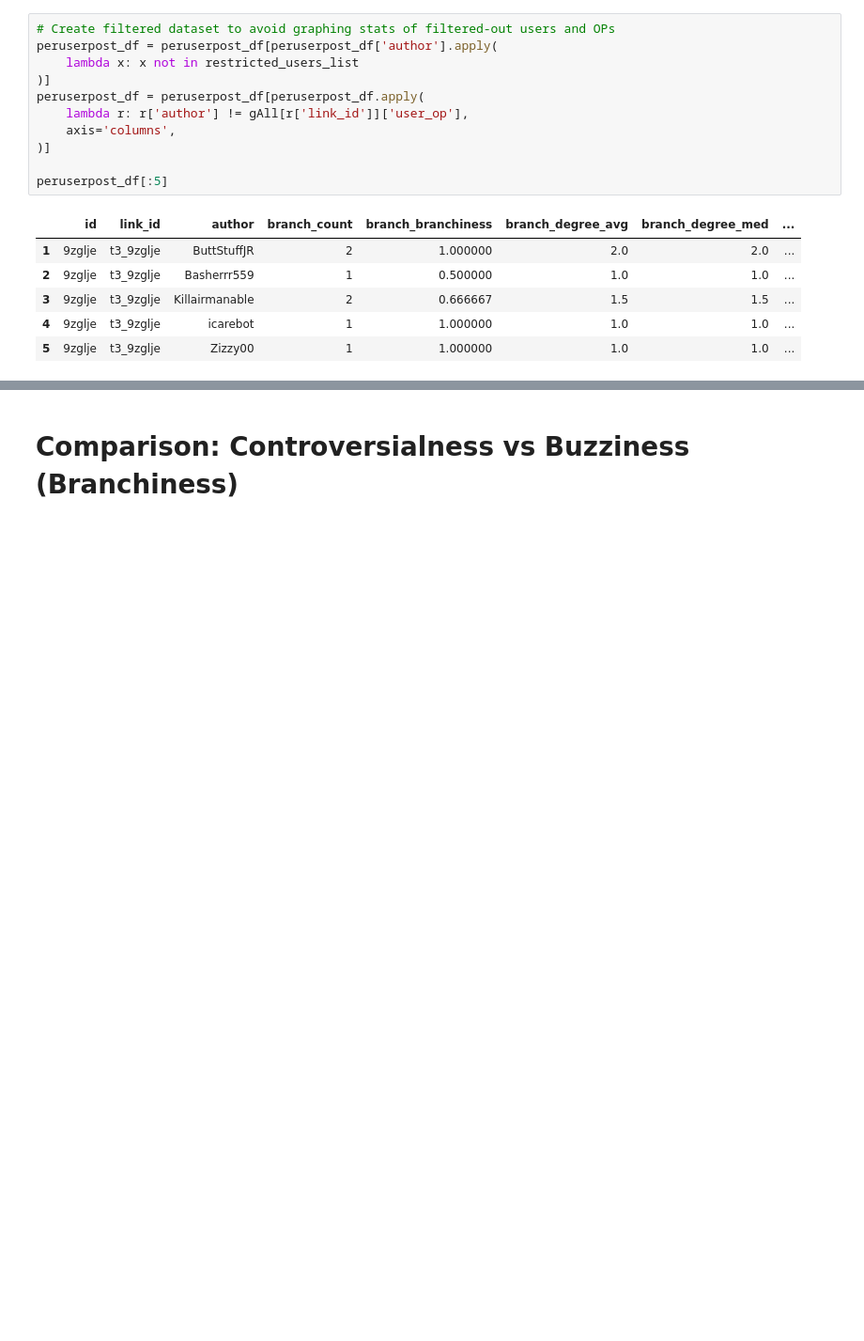
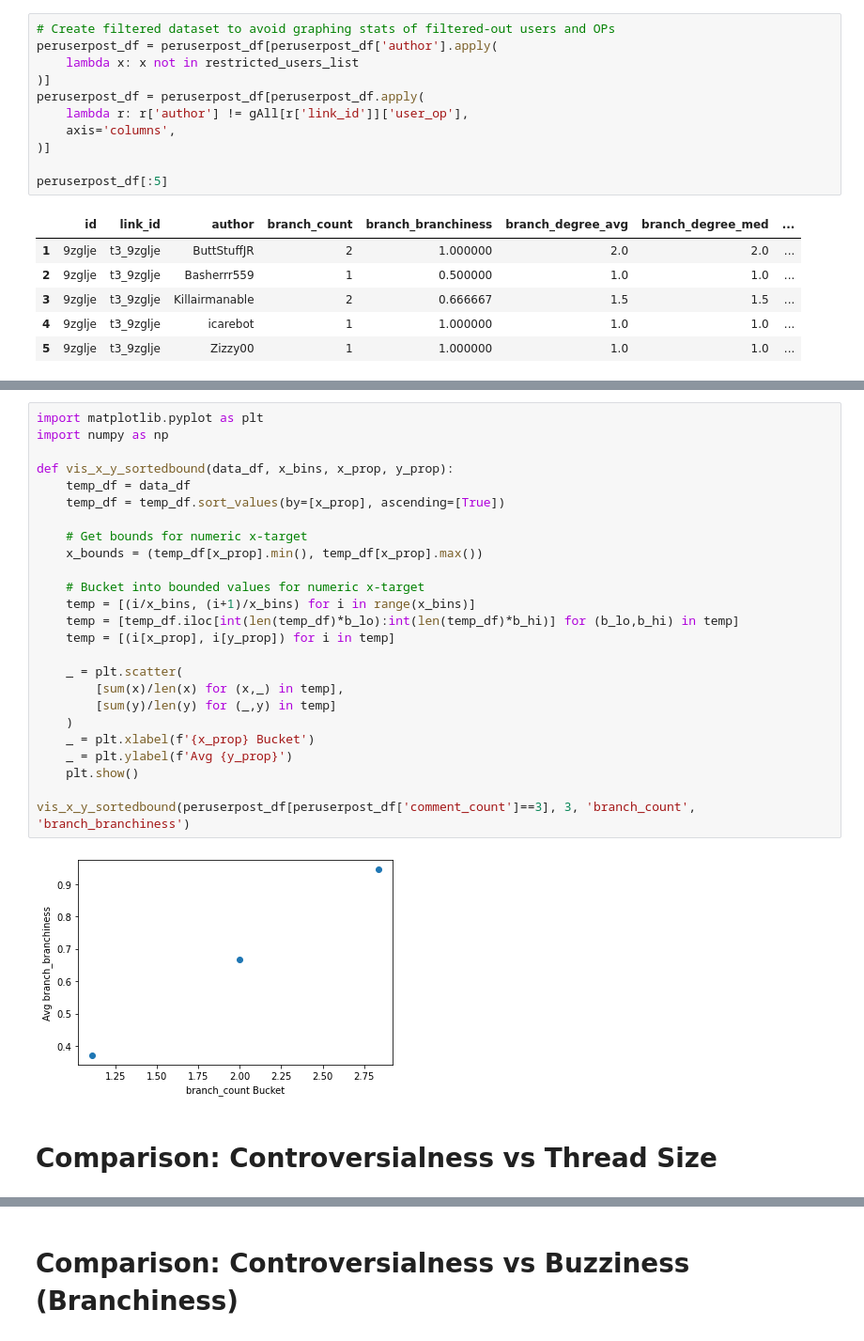
Before and after one commit to cephcyn/cornell_cs6742_a2, a Jupyter notebook: 02_analysis.ipynb, the cells around one changed output, grey strips where cells are left out. Shown at 94% size. Drawn from its saved outputs; the diff is of its cells as text; blank space fills up the shorter version.

```diff
--- a/02_analysis.ipynb
+++ b/02_analysis.ipynb
@@ -142,0 +175,29 @@ peruserpost_df[:5]
+# %%
+import matplotlib.pyplot as plt
+import numpy as np
+
+def vis_x_y_sortedbound(data_df, x_bins, x_prop, y_prop):
+    temp_df = data_df
+    temp_df = temp_df.sort_values(by=[x_prop], ascending=[True])
+
+    # Get bounds for numeric x-target
+    x_bounds = (temp_df[x_prop].min(), temp_df[x_prop].max())
+
+    # Bucket into bounded values for numeric x-target
+    temp = [(i/x_bins, (i+1)/x_bins) for i in range(x_bins)]
+    temp = [temp_df.iloc[int(len(temp_df)*b_lo):int(len(temp_df)*b_hi)] for (b_lo,b_hi) in temp]
+    temp = [(i[x_prop], i[y_prop]) for i in temp]
+
+    _ = plt.scatter(
+        [sum(x)/len(x) for (x,_) in temp],
+        [sum(y)/len(y) for (_,y) in temp]
+    )
+    _ = plt.xlabel(f'{x_prop} Bucket')
+    _ = plt.ylabel(f'Avg {y_prop}')
+    plt.show()
+
+vis_x_y_sortedbound(peruserpost_df[peruserpost_df['comment_count']==3], 3, 'branch_count', 'branch_branchiness')
+# %% [output]
+[figure, added]
+# %% [markdown]
+# Comparison: Controversialness vs Thread Size
```
Also changed, not shown: parts of 8 cells of this notebook.
